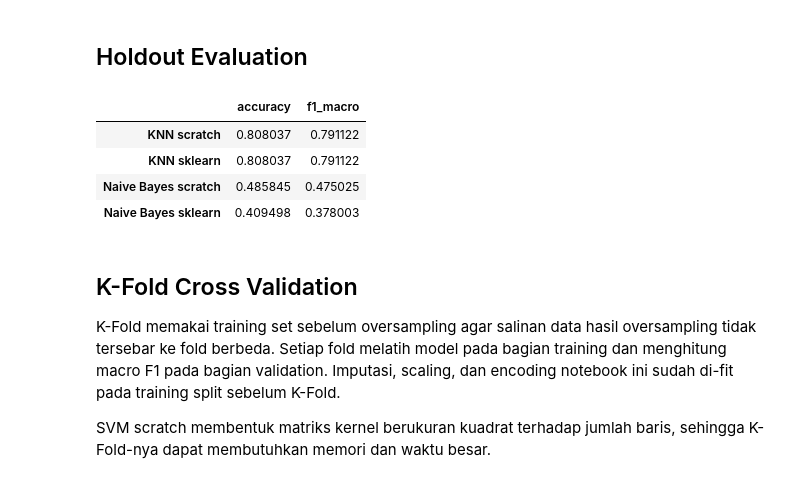
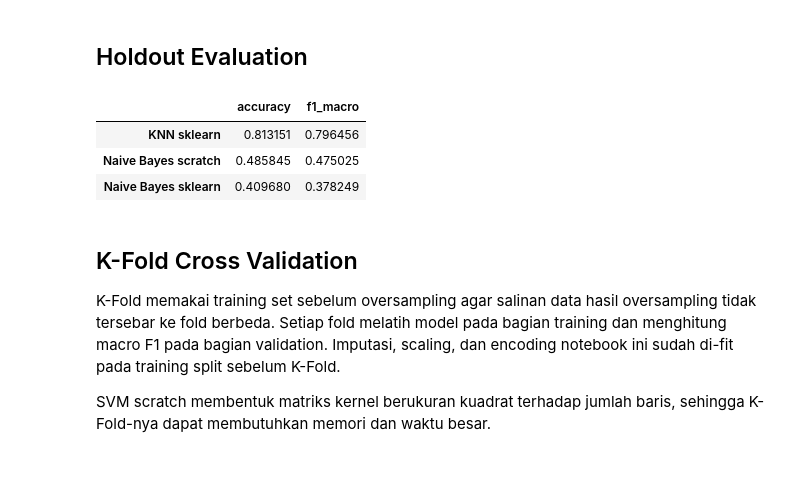
Before and after one commit to naufalromi/IF3170_G05_Aksin-ya, a Jupyter notebook: docs/Tugas_Besar_2_IF3170_Inteligensi_Artifisial_2026_2027.ipynb, the cells around one changed output. Drawn from its saved outputs; the diff is of its cells as text; code cells hidden in the pictures.

```diff
--- a/docs/Tugas_Besar_2_IF3170_Inteligensi_Artifisial_2026_2027.ipynb
+++ b/docs/Tugas_Besar_2_IF3170_Inteligensi_Artifisial_2026_2027.ipynb
@@ -688,6 +721,8 @@ Retained variance: 0.95643595994267
 # %% [markdown]
 ### Class Balance
 # %%
+y_train_cv = y_train.reset_index(drop=True).copy()
+
 class_balance = pd.DataFrame({
     "jumlah": y_train.value_counts().sort_index(),
     "proporsi": y_train.value_counts(normalize=True).sort_index(),
@@ -727,8 +762,8 @@ X_val_pca_final = X_val_pca.copy()
 X_test_pca_final = X_test_pca.copy()
 
 # Preserve pre-one-hot data for mixed Naive Bayes.
-nb_categorical_cols = categorical_cols + ["needs_parking", "is_returning_guest"]
-nb_numeric_cols = [col for col in numeric_cols if col not in nb_categorical_cols]
+nb_categorical_cols = cat_col + ["needs_parking", "is_returning_guest"]
+nb_numeric_cols = [col for col in num_col if col not in nb_categorical_cols]
 X_train_nb = X_train_clean.loc[balanced_indices].reset_index(drop=True)
 X_val_nb = X_val_clean.copy()
 X_test_nb = X_test_clean.copy()
@@ -759,13 +794,13 @@ Mixed NB training features: (29446, 17)
 
 Formatting produces the structure the models read, such as a numeric matrix.
 # %%
-X_train = X_train_final.to_numpy(dtype=float)
-X_val = X_val_final.to_numpy(dtype=float)
-X_test = X_test_final.to_numpy(dtype=float)
-y_train = y_train_final.to_numpy(dtype=int)
-y_val = y_val.to_numpy(dtype=int)
+X_train_model = X_train_final.to_numpy(dtype=float)
+X_val_model = X_val_final.to_numpy(dtype=float)
+X_test_model = X_test_final.to_numpy(dtype=float)
+y_train_model = y_train_final.to_numpy(dtype=int)
+y_val_model = y_val.to_numpy(dtype=int)
 
-print("X_train, y_train:", X_train.shape, y_train.shape)
-print("X_val, y_val:", X_val.shape, y_val.shape)
-print("X_test:", X_test.shape)
+print("X_train_model, y_train_model:", X_train_model.shape, y_train_model.shape)
+print("X_val_model, y_val_model:", X_val_model.shape, y_val_model.shape)
+print("X_test_model:", X_test_model.shape)
 # %% [output]
@@ -814,8 +847,8 @@ nb_val_pred = nb_scratch.predict(X_val_nb)
 knn_sklearn = KNeighborsClassifier(
     n_neighbors=3, metric="euclidean", weights="uniform"
 )
-knn_sklearn.fit(X_train, y_train)
-knn_sklearn_val_pred = knn_sklearn.predict(X_val)
+knn_sklearn.fit(X_train_model, y_train_model)
+knn_sklearn_val_pred = knn_sklearn.predict(X_val_model)
 knn_sklearn
 # %% [output]
 KNeighborsClassifier(metric='euclidean', n_neighbors=3)
@@ -823,8 +856,8 @@ KNeighborsClassifier(metric='euclidean', n_neighbors=3)
 ### Naive Bayes
 # %%
 nb_sklearn = GaussianNB()
-nb_sklearn.fit(X_train, y_train)
-nb_sklearn_val_pred = nb_sklearn.predict(X_val)
+nb_sklearn.fit(X_train_model, y_train_model)
+nb_sklearn_val_pred = nb_sklearn.predict(X_val_model)
 nb_sklearn
 # %% [output]
 GaussianNB()
@@ -839,35 +872,34 @@ GaussianNB()
 ## Holdout Evaluation
 # %%
 holdout_predictions = {
-    "KNN scratch": knn_val_pred,
+    # "KNN scratch": knn_val_pred,
     "Naive Bayes scratch": nb_val_pred,
     # "SVM scratch": svm_val_pred,
     "KNN sklearn": knn_sklearn_val_pred,
     "Naive Bayes sklearn": nb_sklearn_val_pred,
     # "SVM sklearn": svm_sklearn_val_pred,
 }
 
 def holdout(predictions, y_true):
     rows = {}
     for name, y_pred in predictions.items():
         rows[name] = {
             "accuracy": accuracy_score(y_true, y_pred),
             "f1_macro": f1_score(
                 y_true, y_pred, average="macro", zero_division=0
             ),
         }
     return pd.DataFrame(rows).T.sort_values(
         "f1_macro", ascending=False
     )
 
-holdout_results = holdout(holdout_predictions, y_val)
+holdout_results = holdout(holdout_predictions, y_val_model)
 holdout_results
 # %% [output]
 |  | accuracy | f1_macro |
-| KNN scratch | 0.808037 | 0.791122 |
-| KNN sklearn | 0.808037 | 0.791122 |
+| KNN sklearn | 0.813151 | 0.796456 |
 | Naive Bayes scratch | 0.485845 | 0.475025 |
-| Naive Bayes sklearn | 0.409498 | 0.378003 |
+| Naive Bayes sklearn | 0.409680 | 0.378249 |
 # %% [markdown]
 ## K-Fold Cross Validation
 
```
Also changed, not shown: parts of 25 cells of this notebook.
